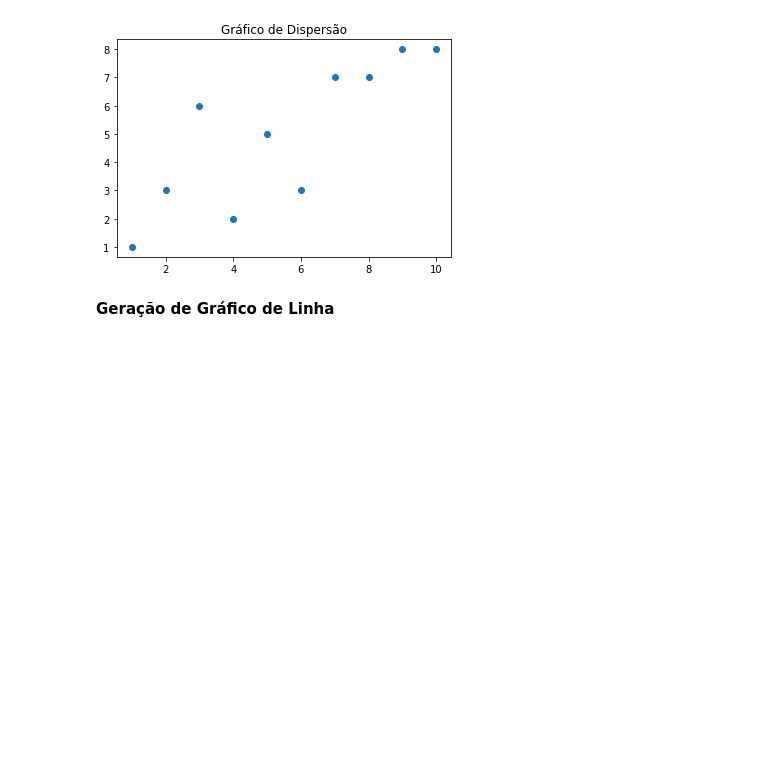
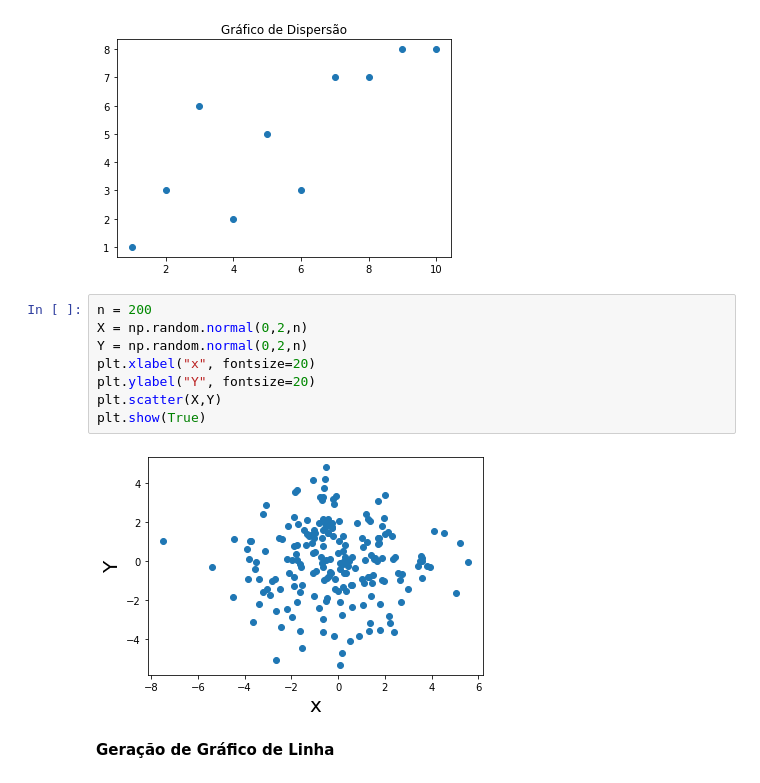
Before and after one commit to CarlosJozala/Pratica-com-Python, a Jupyter notebook: Gráficos.ipynb, the cells around one changed output. Cells and saved outputs as stored; diff of their text form; blank space fills up the shorter version.

```diff
--- a/Gráficos.ipynb
+++ b/Gráficos.ipynb
@@ -14,6 +14,16 @@ plt.scatter(x, y)
 plt.show()
 # %% [output]
 [figure]
+# %%
+n = 200
+X = np.random.normal(0,2,n)
+Y = np.random.normal(0,2,n)
+plt.xlabel("x", fontsize=20)
+plt.ylabel("Y", fontsize=20)
+plt.scatter(X,Y)
+plt.show(True)
+# %% [output]
+[figure, added]
 # %% [markdown]
 **Geração de Gráfico de Linha**
 # %%
```
Also changed, not shown: parts of 1 cell of this notebook.
